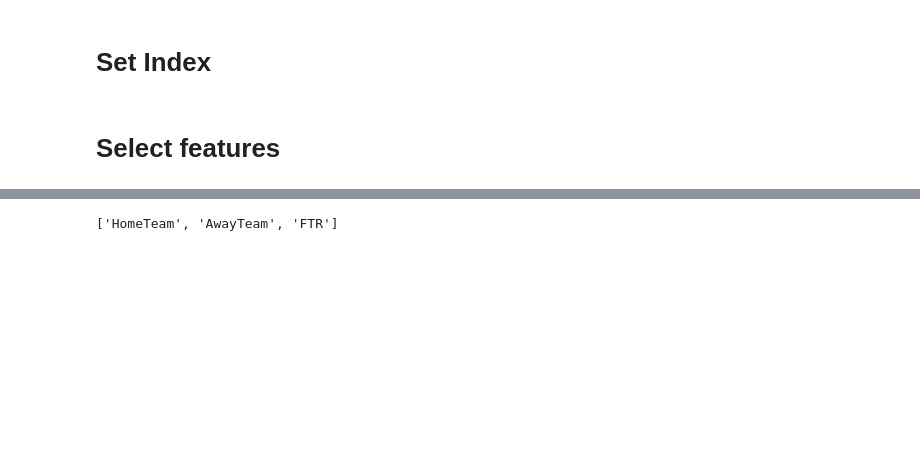
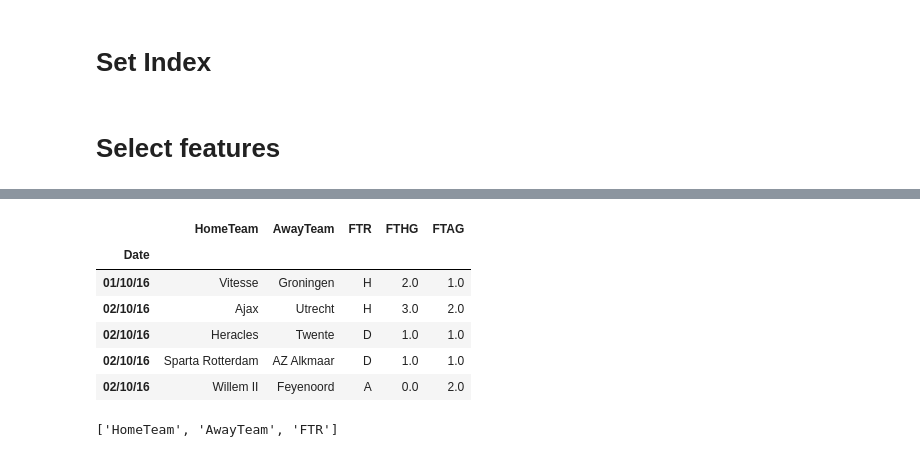
Before and after one commit to BigDataRepublic/Football_match_prediction, a Jupyter notebook: Football prediction.ipynb, the cells around one changed output, grey strips where cells are left out. Saved outputs shown, nothing was run; the diff lists cells and outputs as text; code cells hidden in the pictures; blank space fills up the shorter version.

```diff
--- a/Football prediction.ipynb
+++ b/Football prediction.ipynb
@@ -28 +44,11 @@ data.head(1)
+# %%
+data.tail(5)
+# %% [output]
+|  | HomeTeam | AwayTeam | FTR | FTHG | FTAG |
+| Date |  |  |  |  |  |
+| 01/10/16 | Vitesse | Groningen | H | 2.0 | 1.0 |
+| 02/10/16 | Ajax | Utrecht | H | 3.0 | 2.0 |
+| 02/10/16 | Heracles | Twente | D | 1.0 | 1.0 |
+| 02/10/16 | Sparta Rotterdam | AZ Alkmaar | D | 1.0 | 1.0 |
+| 02/10/16 | Willem II | Feyenoord | A | 0.0 | 2.0 |
 # %%
```
Also changed, not shown: parts of 50 cells of this notebook, 8 other files.
